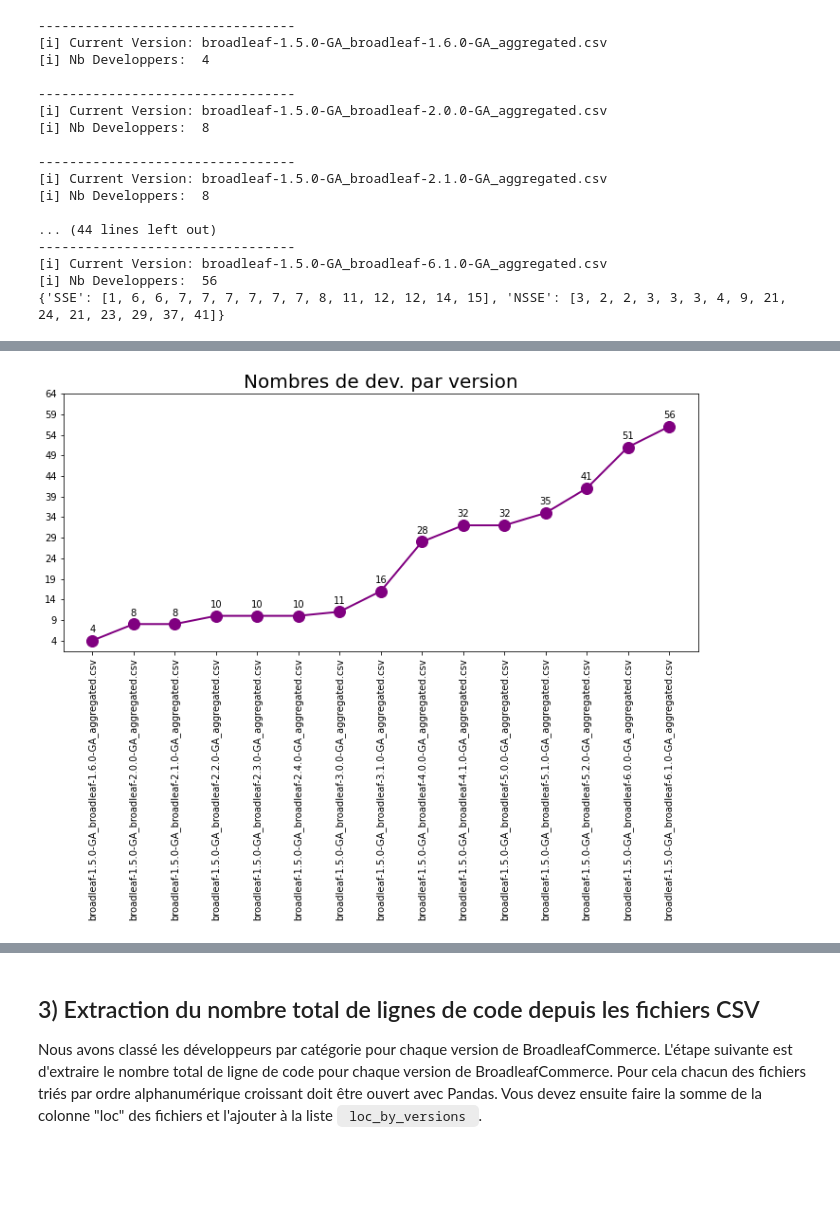
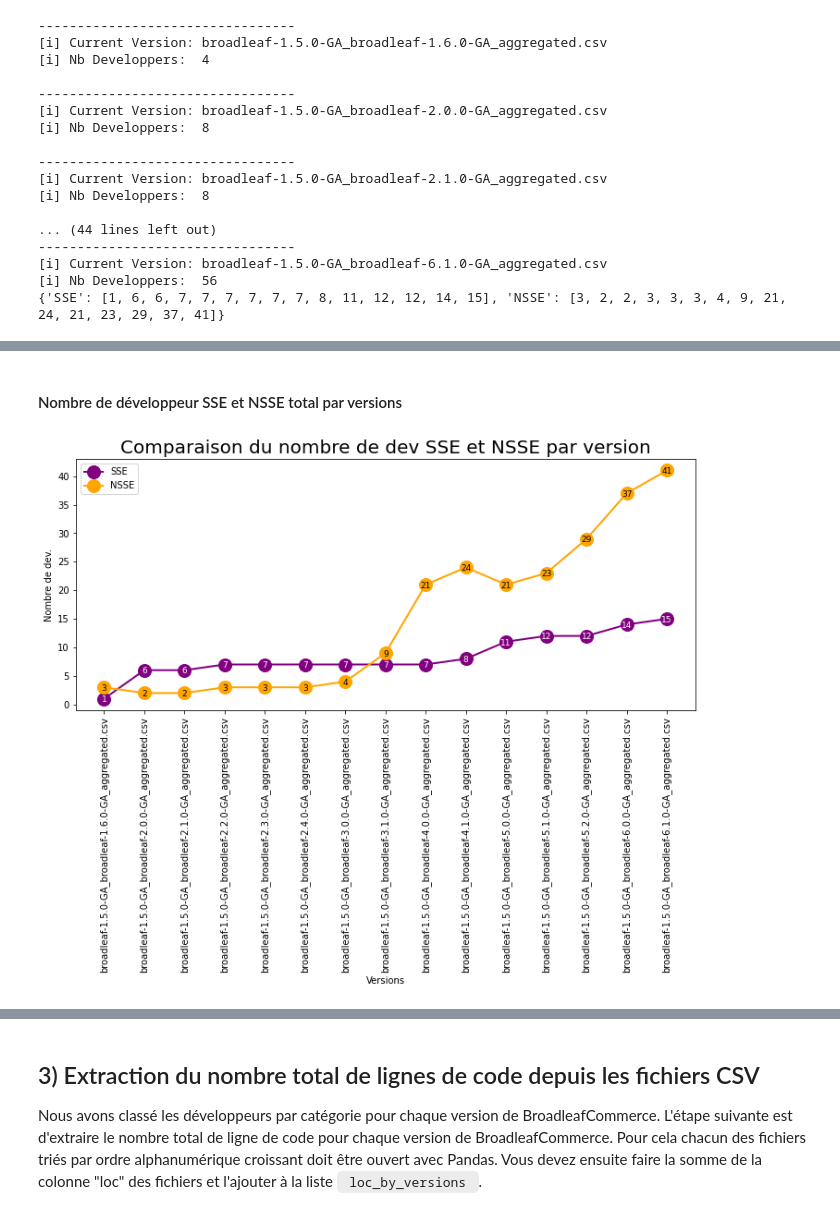
Before and after one commit to DocAmaroo/MetricExtraction, a Jupyter notebook: developers_classification.ipynb, the cells around one changed output, grey strips where cells are left out. Cells and saved outputs as stored; diff of their text form; code cells hidden in the pictures; blank space fills up the shorter version.

```diff
--- a/developers_classification.ipynb
+++ b/developers_classification.ipynb
@@ -265,39 +279,35 @@ def create_plot(title, x, y,
+# %% [markdown]
+#### Nombre de développeur SSE et NSSE total par versions
 # %%
-def create_multiplot(title, x,
-    y1, y1Label,
-    y2, y2Label,
-    xticksRotate=False,
-    xlabel="", ylabel=""):
+x = list_versions
+y1 = dict_classified_dev["SSE"]
+y2 = dict_classified_dev["NSSE"]
 
-    fig = plt.figure(figsize=(12,5))
-    ax = fig.add_subplot(111)
-    plt.plot(x, y1, label=y1Label,
-            marker='o', markersize=14,
-            linewidth=2, color='purple')
+fig = plt.figure(figsize=(12,5))
+ax = fig.add_subplot(111)
+plt.plot(x, y1, label="SSE",
+        marker='o', markersize=14,
+        linewidth=2, color='purple')
 
-    plt.plot(x, y2, label=y2Label,
-            marker='o', markersize=14,
-            linewidth=2, color='orange')
+plt.plot(x, y2, label="NSSE",
+        marker='o', markersize=14,
+        linewidth=2, color='orange')
 
-    # --- Cosmetic
-    if (title): plt.title(label=title, fontsize=20)
-    plt.xlabel(xlabel)
-    plt.ylabel(ylabel)
+# --- Cosmetic
+plt.title(label="Comparaison du nombre de dev SSE et NSSE par version", fontsize=20)
+plt.xlabel("Versions")
+plt.ylabel("Nombre de dev.")
 
-    if (xticksRotate): plt.xticks(rotation=90)
+plt.xticks(rotation=90)
 
-    # --- Labels on marker
-    for a,b in zip(x, y1):
-        plt.text(a, b-0.6, str(b), ha="center", color="white", fontsize=9)
+# --- Labels on marker
+for a,b in zip(x, y1):
+    plt.text(a, b-0.6, str(b), ha="center", color="white", fontsize=9)
 
-    for a,b in zip(x, y2):
-        plt.text(a, b-0.6, str(b), ha="center", fontsize=9)
+for a,b in zip(x, y2):
+    plt.text(a, b-0.6, str(b), ha="center", fontsize=9)
 
-    plt.legend()
-    plt.show()
+plt.legend()
+plt.show()
+# %% [output]
+[figure, added]
-# %%
-create_plot(
-    "Nombres de dev. par version",
-    list_versions, dev_by_version, True)
-# %% [output]
-[figure, removed]
```
Also changed, not shown: parts of 18 cells of this notebook.
